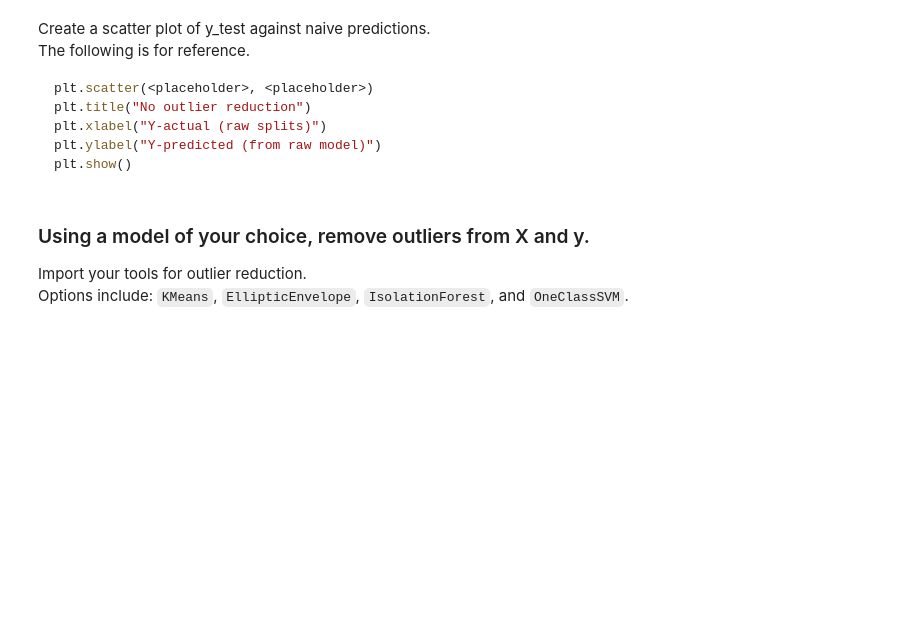
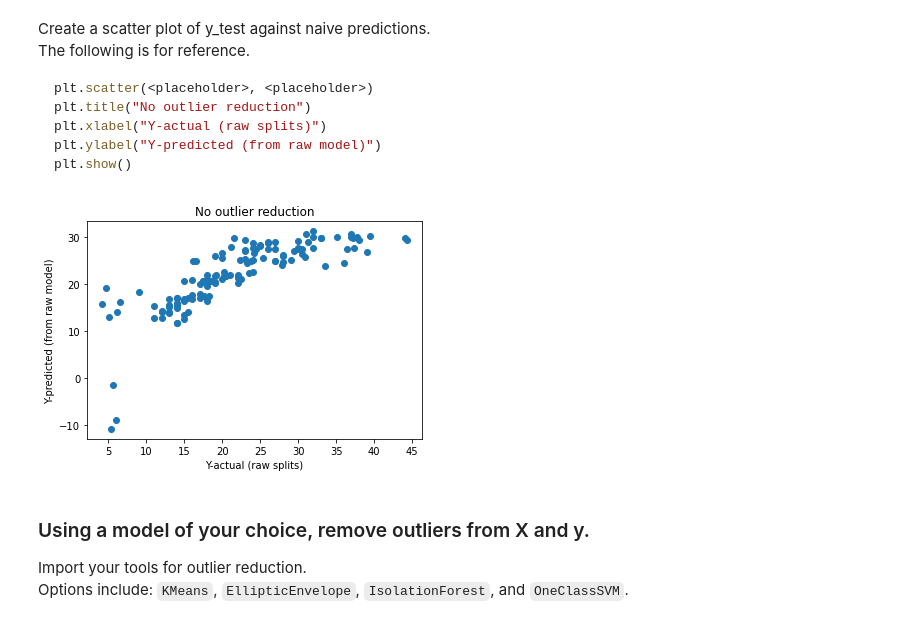
Before and after one commit to SteeltownRiot/DSA, a Jupyter notebook: DSA-8010 Applied Machine Learning/Module 4 - Unsupervised Learning--Clustering & Anomaly Detection/Exercises/AnomalyDetection.ipynb, the cells around one changed output. Cells and saved outputs as stored; diff of their text form; code cells hidden in the pictures; blank space fills up the shorter version.

```diff
--- a/DSA-8010 Applied Machine Learning/Module 4 - Unsupervised Learning--Clustering & Anomaly Detection/Exercises/AnomalyDetection.ipynb
+++ b/DSA-8010 Applied Machine Learning/Module 4 - Unsupervised Learning--Clustering & Anomaly Detection/Exercises/AnomalyDetection.ipynb
@@ -30,3 +47,7 @@ Pull columns from dataset into variables X (everything except mpg) and y (mpg).
 # %%
 # Complete code below this comment  (Question #001)
 # ----------------------------------
+X = dataset.loc[:,"cylinders":"origin"]
+y = dataset.loc[:,"mpg"]
+
+print("X, y shape:", X.shape, y.shape)
@@ -37,0 +58,6 @@ Create training/validation split with 30% held out.
+# %%
+# Complete code below this comment  (Question #E002)
+# ----------------------------------
+X_train, X_test, y_train, y_test = train_test_split(X, y, test_size = 0.3)
+print("Training shapes (X, y): ", X_train.shape, y_train.shape)
+print("Testing shapes (X, y): ", X_test.shape, y_test.shape)
@@ -42,0 +69,12 @@ Fit a Ridge regressor without anomaly detection and report R^2 measure on the tr
+# %%
+# Complete code below this comment  (Question #E003)
+# ----------------------------------
+naive_model = LinearRegression()
+naive_model.fit(X_train, y_train)
+
+train_score = naive_model.score(X_train, y_train)
+train_cross_scores = cross_val_score(estimator = naive_model, X = X_train, y = y_train)
+
+print("Scores: ", train_cross_scores)
+print("Mean score (5 folds): ", np.mean(train_cross_scores))
+print("R²:", train_score)
@@ -45,3 +87,8 @@ Create prediction from X_test and store into variable <span style="background: y
 # %%
 # Complete code below this comment  (Question #E004)
 # ----------------------------------
+naive_predictions = naive_model.predict(X_test)
+print(X_test.shape, naive_predictions.shape)
+
+pred_r_score = naive_model.score(X_train, y_train)
+print("Prediction R²:", pred_r_score)
@@ -62,3 +109,13 @@ plt.show()
+# %%
+# Complete code below this comment  (Question #E005)
+# ----------------------------------
+plt.scatter(y_test, naive_predictions)
+plt.title("No outlier reduction")
+plt.xlabel("Y-actual (raw splits)")
+plt.ylabel("Y-predicted (from raw model)")
+plt.show()
+# %% [output]
+[figure, added]
 # %% [markdown]
 ### Using a model of your choice, remove outliers from X and y.
 
```
Also changed, not shown: parts of 16 cells of this notebook, 1 other file.
